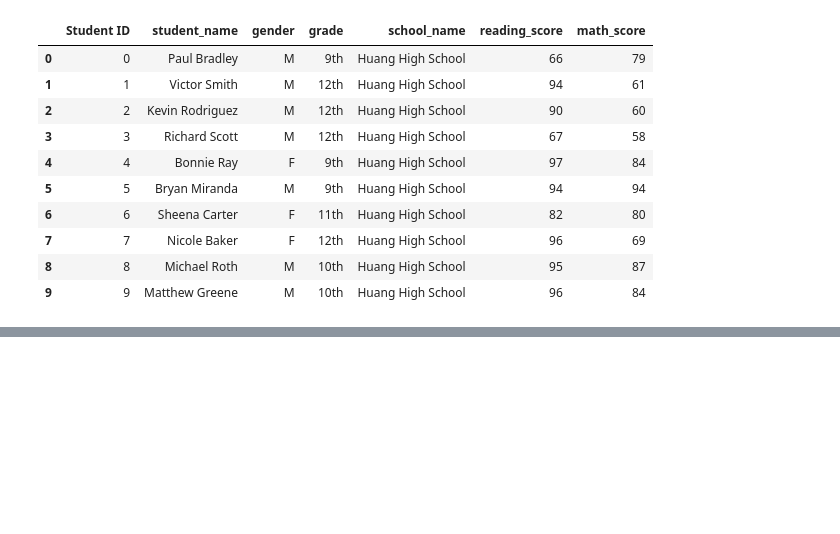
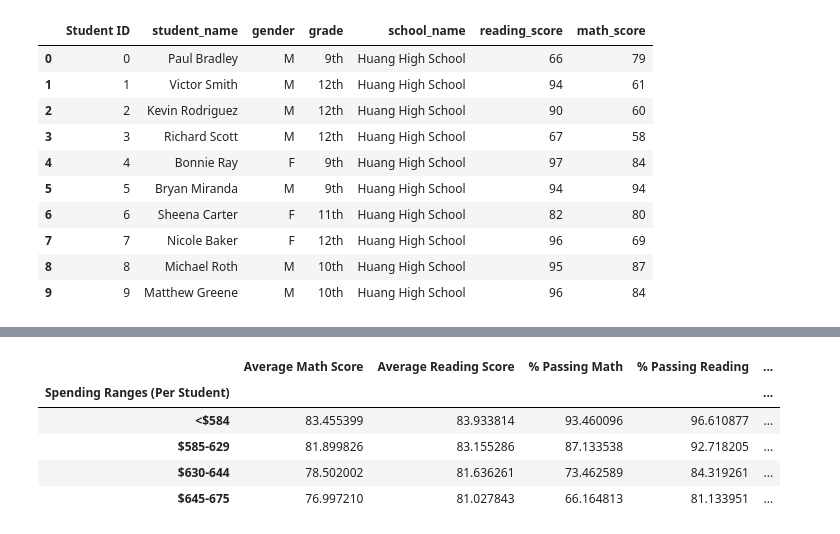
Before and after one commit to erickzcu4975/School_District_Analysis, a Jupyter notebook: PyCitySchools_Challenge.ipynb, the cells around one changed output, grey strips where cells are left out. Cells and saved outputs as stored; diff of their text form; code cells hidden in the pictures; blank space fills up the shorter version.

```diff
--- a/PyCitySchools_Challenge.ipynb
+++ b/PyCitySchools_Challenge.ipynb
@@ -1502,0 +259,13 @@ type_summary_df
+# %%
+# Step 11. Calculate the overall passing percentage of 10th-12th grade from Thomas High School.
+pass_reading_math_count_10to12_THS=school_data_complete_df.loc[(school_data_complete_df["school_name"]=="Thomas High School")&(school_data_complete_df["math_score"]>=70)&(school_data_complete_df["reading_score"]>=70)&((school_data_complete_df["grade"]=="10th")|(school_data_complete_df["grade"]=="11th")|(school_data_complete_df["grade"]=="12th"))].count()["student_name"]
+percentage_pass_reading_math_10to12_THS=pass_reading_math_count_10to12_THS/grade_10to12_count_THS*100
+# %%
+# Step 12. Replace the passing math percent for Thomas High School in the per_school_summary_df.
+per_school_summary_df.loc[per_school_summary_df.index=="Thomas High School","% Passing Math"]=percentage_pass_math_10to12THS
+# %%
+# Step 13. Replace the passing reading percentage for Thomas High School in the per_school_summary_df.
+per_school_summary_df.loc[per_school_summary_df.index=="Thomas High School","% Passing Reading"]=percentage_pass_reading_10to12THS
+# %%
+# Step 14. Replace the overall passing percentage for Thomas High School in the per_school_summary_df.
+per_school_summary_df.loc[per_school_summary_df.index=="Thomas High School","% Overall Passing"]=percentage_pass_reading_math_10to12_THS
@@ -1502,0 +438,11 @@ type_summary_df
+# %%
+# Create the DataFrame
+spending_summary_df=pd.DataFrame({"Average Math Score": spending_math_scores, "Average Reading Score": spending_reading_scores, "% Passing Math": spending_passing_math, "% Passing Reading": spending_passing_reading, "% Passing Overall": overall_passing_spending})
+spending_summary_df
+# %% [output]
+|  | Average Math Score | Average Reading Score | % Passing Math | % Passing Reading | ... |
+| Spending Ranges (Per Student) |  |  |  |  | ... |
+| <$584 | 83.455399 | 83.933814 | 93.460096 | 96.610877 | ... |
+| $585-629 | 81.899826 | 83.155286 | 87.133538 | 92.718205 | ... |
+| $630-644 | 78.502002 | 81.636261 | 73.462589 | 84.319261 | ... |
+| $645-675 | 76.997210 | 81.027843 | 66.164813 | 81.133951 | ... |
```
Also changed, not shown: parts of 178 cells of this notebook.
